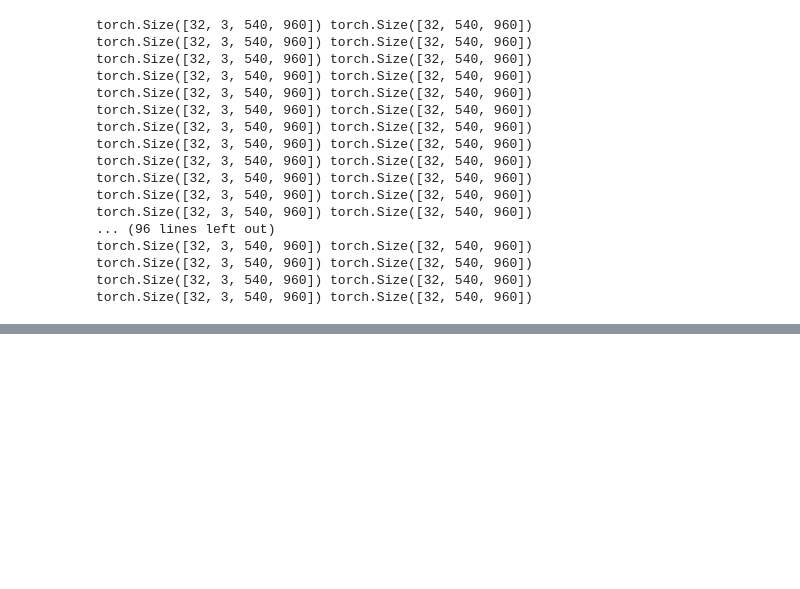
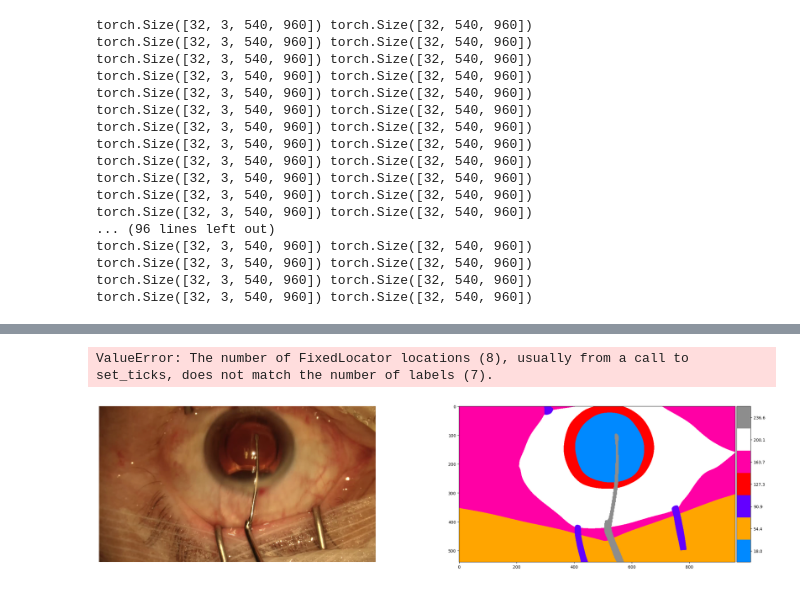
Before and after one commit to kristiyansakalyan/continual-learning, a Jupyter notebook: dataset_cont_learning.ipynb, the cells around one changed output, grey strips where cells are left out. Cells and saved outputs as stored; diff of their text form; code cells hidden in the pictures; blank space fills up the shorter version.

```diff
--- a/dataset_cont_learning.ipynb
+++ b/dataset_cont_learning.ipynb
@@ -134,3 +138,34 @@ torch.Size([32, 3, 540, 960]) torch.Size([32, 540, 960])
 torch.Size([32, 3, 540, 960]) torch.Size([32, 540, 960])
 torch.Size([32, 3, 540, 960]) torch.Size([32, 540, 960])
 torch.Size([32, 3, 540, 960]) torch.Size([32, 540, 960])
+# %%
+def parse_video_splits(content):
+    training = []
+    validation = []
+    test = []
+    current_list = None
+
+    for line in content:
+        line = line.strip()
+        if not line:
+            continue
+        if line.startswith("# Training"):
+            current_list = training
+        elif line.startswith("# Validation"):
+            current_list = validation
+        elif line.startswith("# Test"):
+            current_list = test
+        elif line.startswith("Video"):
+            if current_list is not None:
+                current_list.append(line)
+
+    return {
+        "train": training,
+        "val": validation,
+        "test": test
+    }
+
+with open("data/CaDISv2/splits.txt", "r") as file:
+    data = file.readlines()
+
+parse_video_splits(data)
@@ -136,0 +243,7 @@ torch.Size([32, 3, 540, 960]) torch.Size([32, 540, 960])
+# %%
+from data.CaDISv2.cadis_visualization import plot_experiment
+
+plot_experiment(dataset.data[0].img_path, dataset.data[0].mask_path, experiment=1)
+# %% [output]
+ValueError: The number of FixedLocator locations (8), usually from a call to set_ticks, does not match the number of labels (7).
+[figure, added]
```
Also changed, not shown: parts of 10 cells of this notebook, 5 other files.
